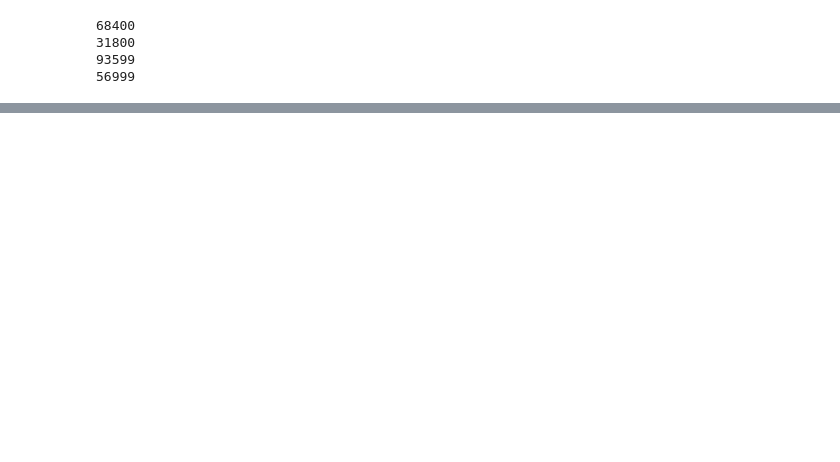
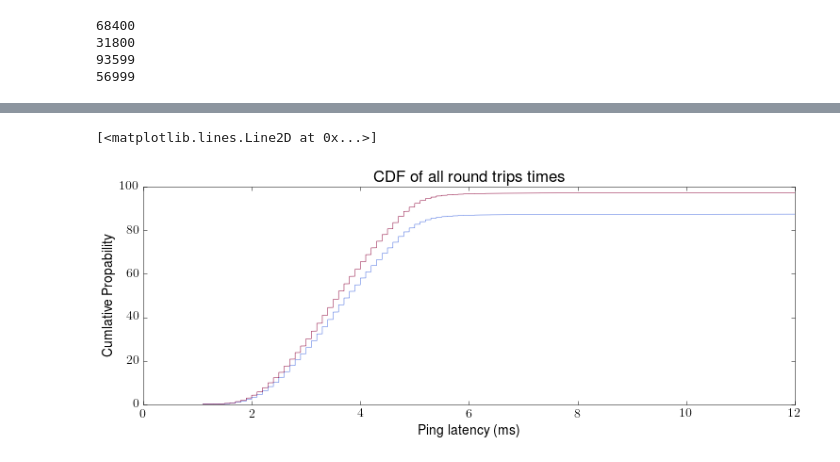
Before and after one commit to consensus-oracle/azure-measurements, a Jupyter notebook: basic-latency-measurements.ipynb, the cells around one changed output, grey strips where cells are left out. Saved outputs shown, nothing was run; the diff lists cells and outputs as text; code cells hidden in the pictures; blank space fills up the shorter version.

```diff
--- a/basic-latency-measurements.ipynb
+++ b/basic-latency-measurements.ipynb
@@ -175,0 +192,40 @@ range(0, 64199, 3600)
+# %%
+# total CDF
+
+latency_all=[]
+for src in range(1,servers+1):
+    for dst in range(1,servers+1):
+        latency_all.extend(latency[src][dst])
+latency_all.sort()
+
+tcdf_y=[]
+size=len(latency_all)
+for y in range (1,size+1):
+    tcdf_y.append(y*100.0/size)
+
+fig = plt.figure(figsize=[12,4])
+axes = fig.add_axes([0.1, 0.1, 0.8, 0.8])
+
+axes.set_xlabel('Ping latency (ms)')
+axes.set_ylabel('Cumlative Propability')
+axes.set_title('CDF of all round trips times')
+
+axes.set_xlim(0,12)
+axes.set_ylim([0,100])
+axes.plot(latency_all, tcdf_y)
+
+# latency without machine 1
+latency_m1=[]
+for src in range(2,servers+1):
+    for dst in range(2,servers+1):
+        latency_m1.extend(latency[src][dst])
+latency_m1.sort()
+
+m1cdf_y=[]
+size=len(latency_m1)
+for y in range (1,size+1):
+    m1cdf_y.append(y*100.0/size)
+axes.plot(latency_m1, m1cdf_y)
+# %% [output]
+[<matplotlib.lines.Line2D at 0x...>]
+[figure, added]
```
Also changed, not shown: parts of 10 cells of this notebook.
